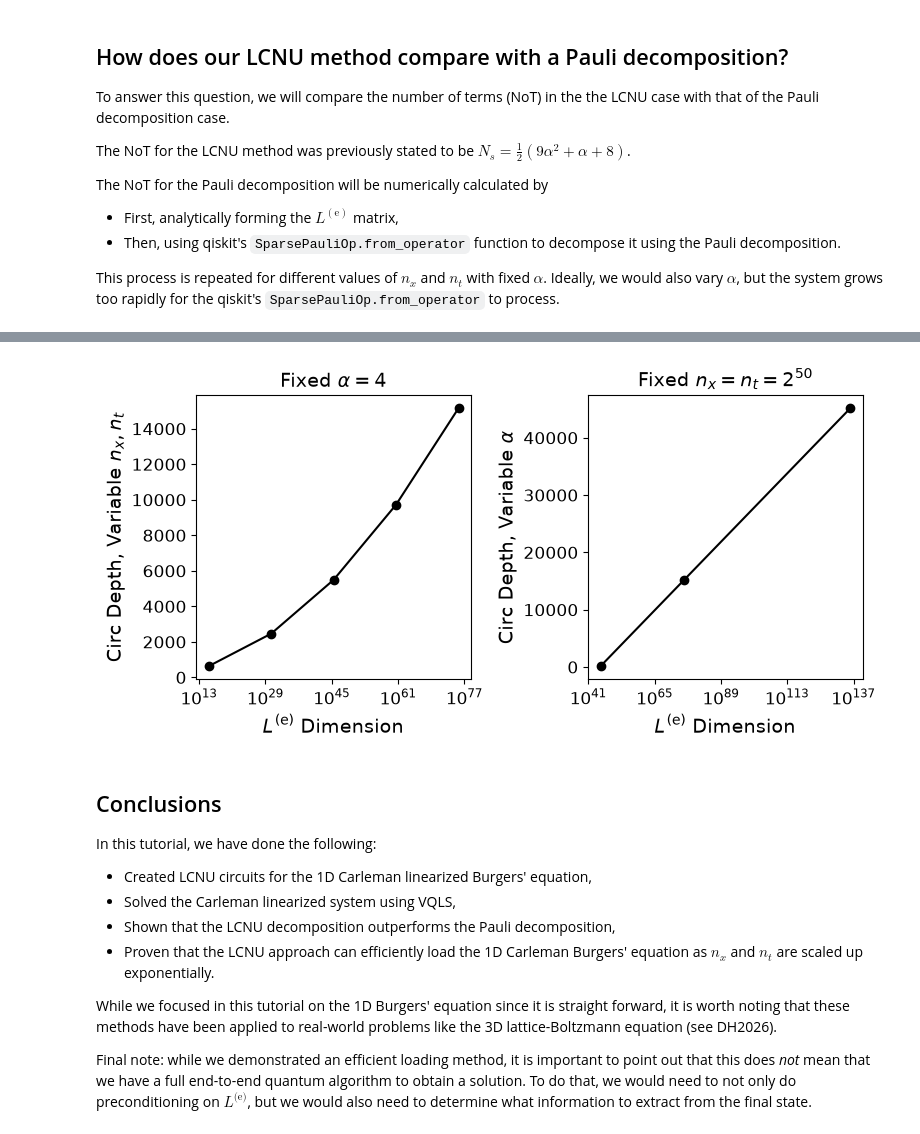
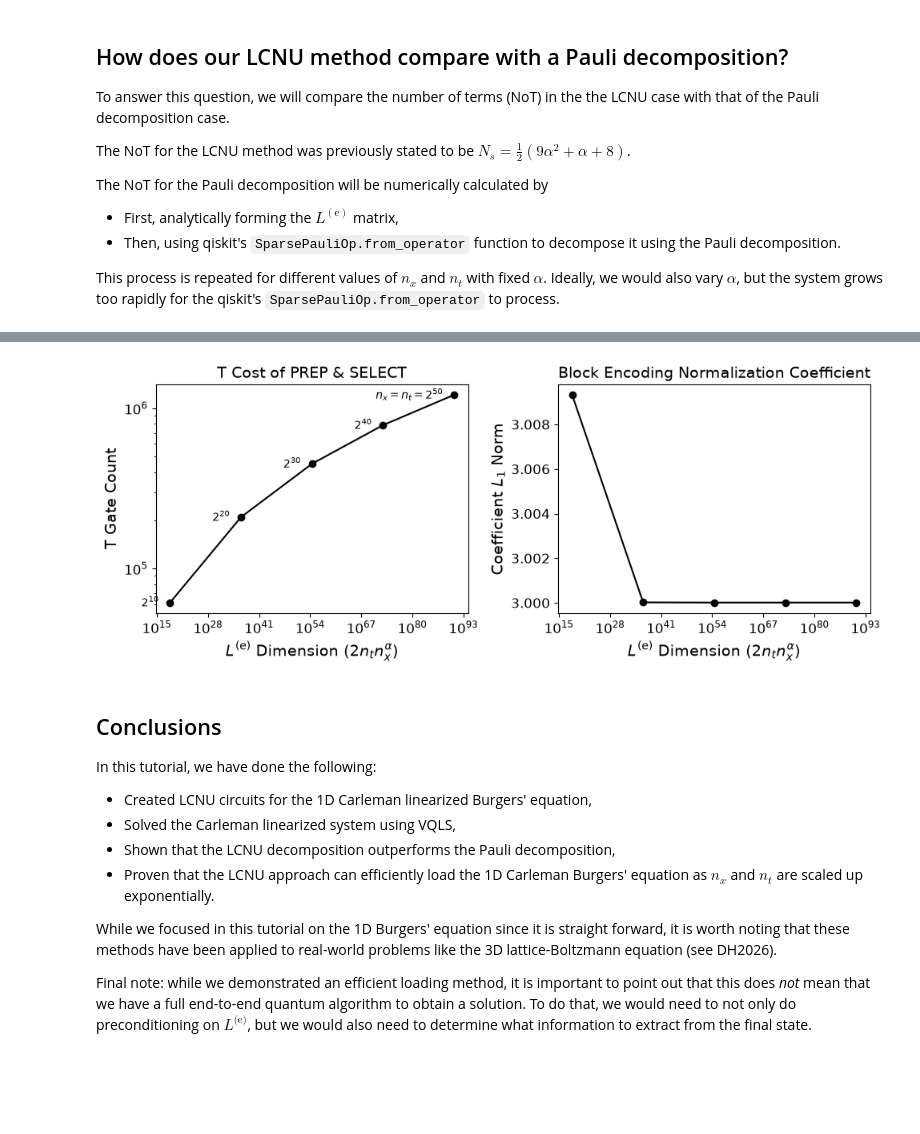
Before and after one commit to Abeynaya/qce26-lcnu-tutorial, a Jupyter notebook: Solve_Burgers.ipynb, the cells around one changed output, grey strips where cells are left out. Drawn from its saved outputs; the diff is of its cells as text; code cells hidden in the pictures; blank space fills up the shorter version.

```diff
--- a/Solve_Burgers.ipynb
+++ b/Solve_Burgers.ipynb
@@ -489,26 +469,29 @@ Fixed $n_x=n_t=2**50$, working on $alpha=2**3$
-# %%
-#Plot circuit depths
-fig, ax = plt.subplots(1,2,figsize=(8,4))
-ax[0].plot(matrix_dim_nxnt,max_depth_nxnt,'-o',c='black',label='Pauli')
-ax[1].plot(matrix_dim_alpha,max_depth_alpha,'-o',c='black',label='Pauli')
-
-ax[0].set_xlabel(r"$L^{(\text{e})}$ Dimension",fontsize=14)
-ax[0].set_ylabel(r"Circ Depth, Variable $n_x,n_t$",fontsize=14)
-ax[0].set_title(rf'Fixed $\alpha=${alpha_fixed}',fontsize=14)
-ax[0].set_xscale('log')
-ax[0].tick_params(axis='x', labelsize=12)
-ax[0].tick_params(axis='y', labelsize=12)
-
-ax[1].set_xlabel(r"$L^{(\text{e})}$ Dimension",fontsize=14)
-ax[1].set_ylabel(r"Circ Depth, Variable $\alpha$",fontsize=14)
-ax[1].set_title(rf'Fixed $n_x=n_t=2^{{{int(np.log2(nxnt_fixed))}}}$',fontsize=14)
-ax[1].set_xscale('log')
-ax[1].tick_params(axis='x', labelsize=12)
-ax[1].tick_params(axis='y', labelsize=12)
-plt.tight_layout()
-plt.savefig("Max_circ_depth.png")
-# %% [output]
-[figure, removed]
+# %%
+#Plot circuit depths
+fig, ax = plt.subplots(1,2,figsize=(10,4))
+ax[0].plot(matrix_dim_nxnt,T_count_nxnt,'-o',c='black')
+ax[0].set_xlabel(r"$L^{(\text{e})}$ Dimension ($2n_tn_x^\alpha$)",fontsize=14)
+ax[0].set_ylabel(r"T Gate Count",fontsize=14)
+ax[0].set_title('T Cost of PREP & SELECT',fontsize=14)
+ax[0].set_xscale('log')
+ax[0].set_yscale('log')
+ax[0].tick_params(axis='x', labelsize=12)
+ax[0].tick_params(axis='y', labelsize=12)
+for xi, yi, label in zip(matrix_dim_nxnt, T_count_nxnt, labels):
+    ax[0].annotate(label,(xi,yi),xytext=(-10, 6),textcoords="offset points",ha="right",va="top")
+
+ax[1].plot(matrix_dim_nxnt,coeffs_L1norm,'-o',c='black')
+ax[1].set_xlabel(r"$L^{(\text{e})}$ Dimension ($2n_tn_x^\alpha$)",fontsize=14)
+ax[1].set_ylabel(r"Coefficient $L_1$ Norm",fontsize=14)
+ax[1].set_title('Block Encoding Normalization Coefficient',fontsize=14)
+ax[1].set_xscale('log')
+ax[1].tick_params(axis='x', labelsize=12)
+ax[1].tick_params(axis='y', labelsize=12)
+
+plt.tight_layout()
+plt.savefig("Max_circ_depth.png")
+# %% [output]
+[figure, added]
 # %% [markdown]
 ## Conclusions
 
```
Also changed, not shown: parts of 9 cells of this notebook, 8 other files.
